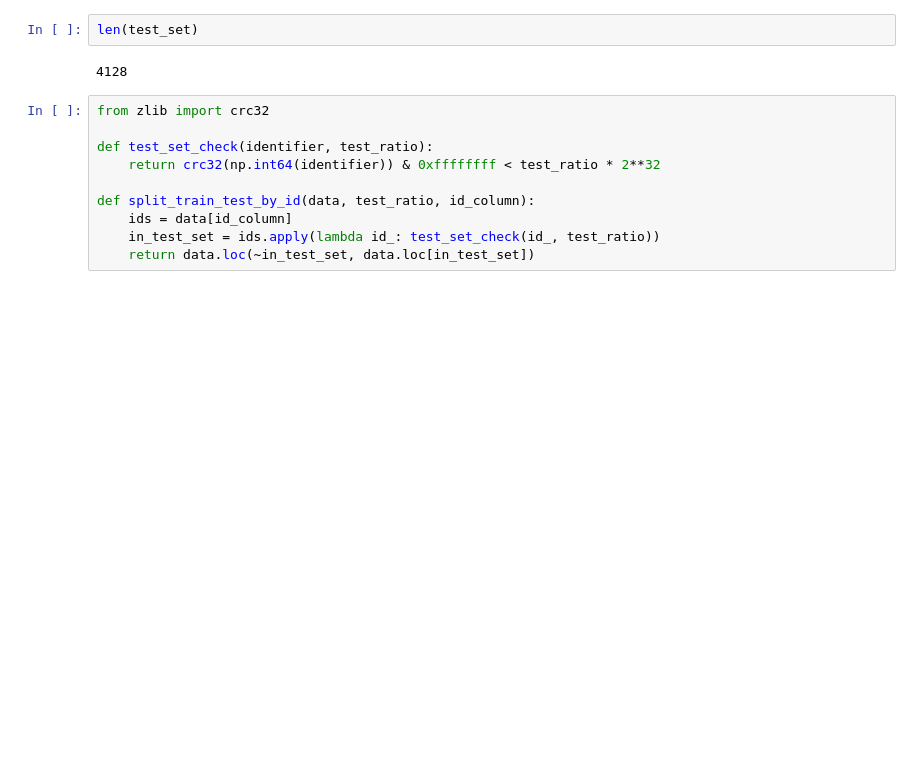
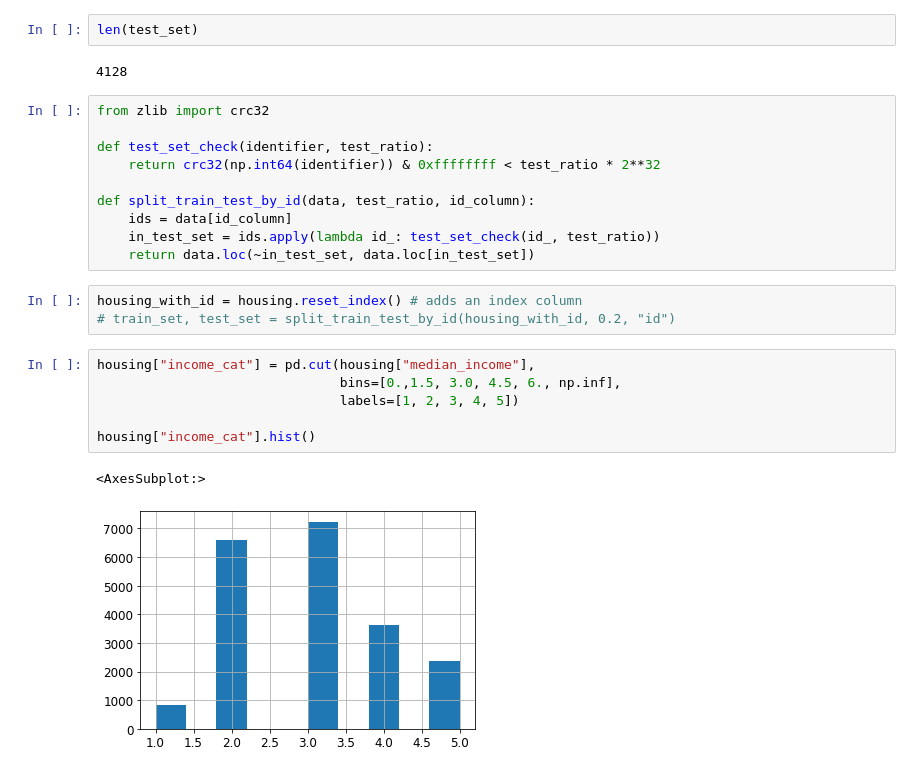
Before and after one commit to Mihango/machine-learning-test, a Jupyter notebook: 02_end_to_end_machine_learning_project.ipynb, the cells around one changed output. Drawn from its saved outputs; the diff is of its cells as text; blank space fills up the shorter version.

Commit message:
added splitting data to test and train set

```diff
--- a/02_end_to_end_machine_learning_project.ipynb
+++ b/02_end_to_end_machine_learning_project.ipynb
@@ -148,3 +148,15 @@ def split_train_test_by_id(data, test_ratio, id_column):
     ids = data[id_column]
     in_test_set = ids.apply(lambda id_: test_set_check(id_, test_ratio))
     return data.loc(~in_test_set, data.loc[in_test_set])
+# %%
+housing_with_id = housing.reset_index() # adds an index column
+# train_set, test_set = split_train_test_by_id(housing_with_id, 0.2, "id")
+# %%
+housing["income_cat"] = pd.cut(housing["median_income"],
+                               bins=[0.,1.5, 3.0, 4.5, 6., np.inf],
+                               labels=[1, 2, 3, 4, 5])
+
+housing["income_cat"].hist()
+# %% [output]
+<AxesSubplot:>
+[figure, added]
```
Also changed, not shown: parts of 2 cells of this notebook.
